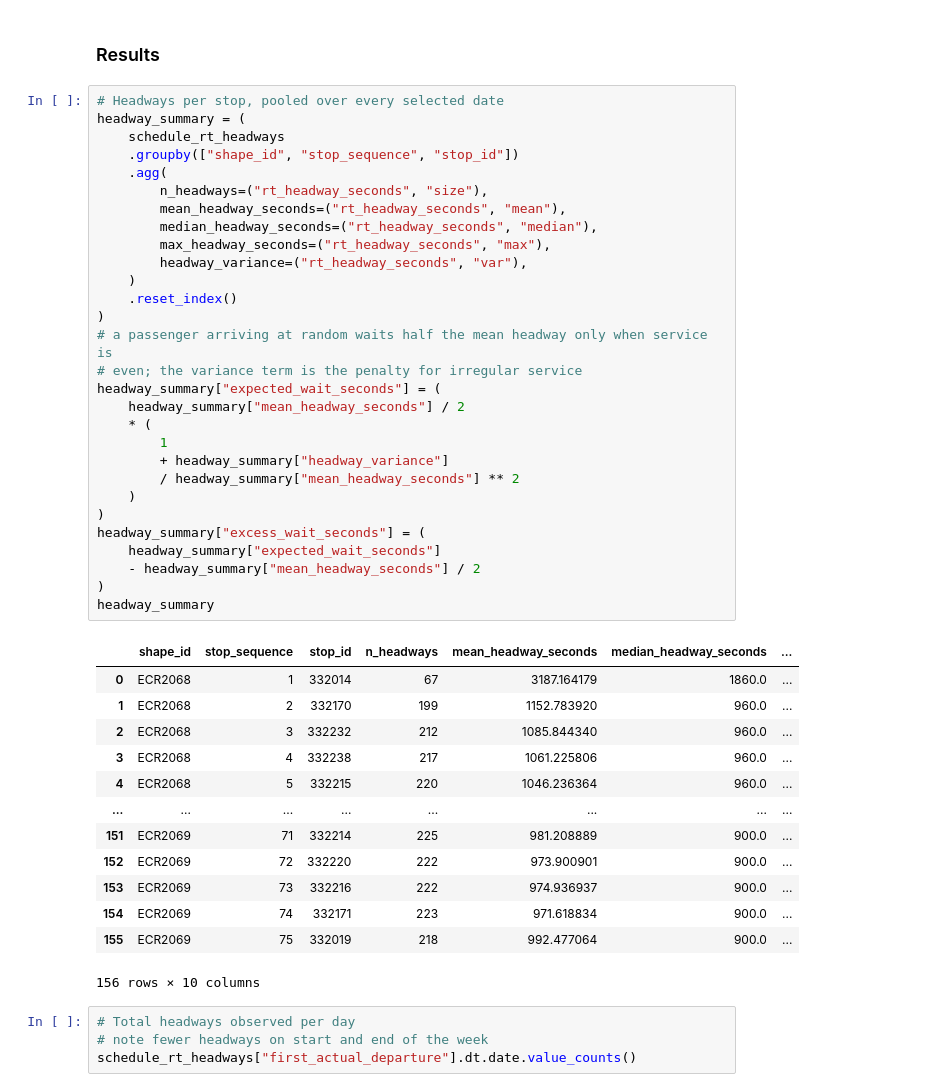
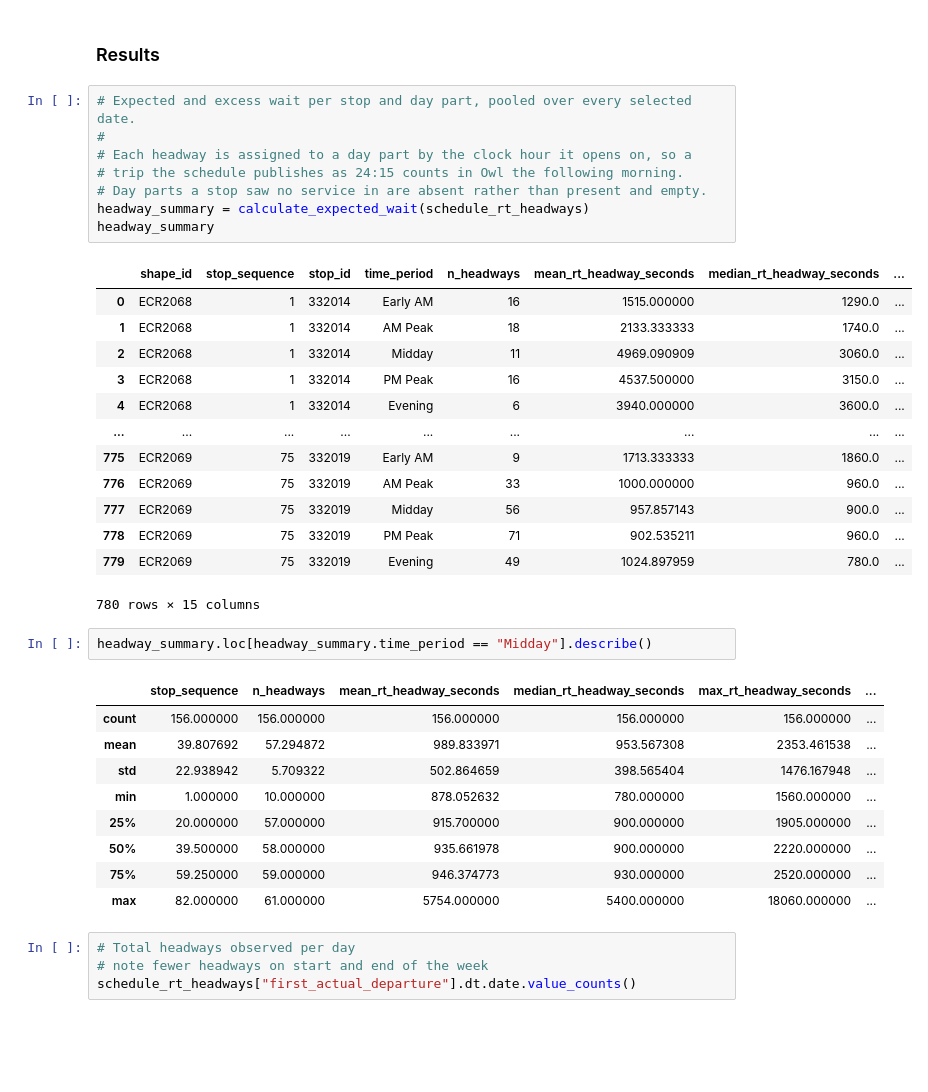
Before and after one commit to cal-itp/tsp-analysis, a Jupyter notebook: subtasks/other_metrics/headway_expected_wait.ipynb, the cells around one changed output. Saved outputs shown, nothing was run; the diff lists cells and outputs as text; blank space fills up the shorter version.

```diff
--- a/subtasks/other_metrics/headway_expected_wait.ipynb
+++ b/subtasks/other_metrics/headway_expected_wait.ipynb
@@ -138,48 +141,39 @@ Name: rt_headway_seconds, dtype: float64
 # %% [markdown]
 ### Results
 # %%
-# Headways per stop, pooled over every selected date
-headway_summary = (
-    schedule_rt_headways
-    .groupby(["shape_id", "stop_sequence", "stop_id"])
-    .agg(
-        n_headways=("rt_headway_seconds", "size"),
-        mean_headway_seconds=("rt_headway_seconds", "mean"),
-        median_headway_seconds=("rt_headway_seconds", "median"),
-        max_headway_seconds=("rt_headway_seconds", "max"),
-        headway_variance=("rt_headway_seconds", "var"),
-    )
-    .reset_index()
-)
-# a passenger arriving at random waits half the mean headway only when service is
-# even; the variance term is the penalty for irregular service
-headway_summary["expected_wait_seconds"] = (
-    headway_summary["mean_headway_seconds"] / 2
-    * (
-        1
-        + headway_summary["headway_variance"]
-        / headway_summary["mean_headway_seconds"] ** 2
-    )
-)
-headway_summary["excess_wait_seconds"] = (
-    headway_summary["expected_wait_seconds"]
-    - headway_summary["mean_headway_seconds"] / 2
-)
+# Expected and excess wait per stop and day part, pooled over every selected date.
+#
+# Each headway is assigned to a day part by the clock hour it opens on, so a
+# trip the schedule publishes as 24:15 counts in Owl the following morning.
+# Day parts a stop saw no service in are absent rather than present and empty.
+headway_summary = calculate_expected_wait(schedule_rt_headways)
 headway_summary
 # %% [output]
-|  | shape_id | stop_sequence | stop_id | n_headways | mean_headway_seconds | median_headway_seconds | ... |
-| 0 | ECR2068 | 1 | 332014 | 67 | 3187.164179 | 1860.0 | ... |
-| 1 | ECR2068 | 2 | 332170 | 199 | 1152.783920 | 960.0 | ... |
-| 2 | ECR2068 | 3 | 332232 | 212 | 1085.844340 | 960.0 | ... |
-| 3 | ECR2068 | 4 | 332238 | 217 | 1061.225806 | 960.0 | ... |
-| 4 | ECR2068 | 5 | 332215 | 220 | 1046.236364 | 960.0 | ... |
-| ... | ... | ... | ... | ... | ... | ... | ... |
-| 151 | ECR2069 | 71 | 332214 | 225 | 981.208889 | 900.0 | ... |
-| 152 | ECR2069 | 72 | 332220 | 222 | 973.900901 | 900.0 | ... |
-| 153 | ECR2069 | 73 | 332216 | 222 | 974.936937 | 900.0 | ... |
-| 154 | ECR2069 | 74 | 332171 | 223 | 971.618834 | 900.0 | ... |
-| 155 | ECR2069 | 75 | 332019 | 218 | 992.477064 | 900.0 | ... |
+|  | shape_id | stop_sequence | stop_id | time_period | n_headways | mean_rt_headway_seconds | median_rt_headway_seconds | ... |
+| 0 | ECR2068 | 1 | 332014 | Early AM | 16 | 1515.000000 | 1290.0 | ... |
+| 1 | ECR2068 | 1 | 332014 | AM Peak | 18 | 2133.333333 | 1740.0 | ... |
+| 2 | ECR2068 | 1 | 332014 | Midday | 11 | 4969.090909 | 3060.0 | ... |
+| 3 | ECR2068 | 1 | 332014 | PM Peak | 16 | 4537.500000 | 3150.0 | ... |
+| 4 | ECR2068 | 1 | 332014 | Evening | 6 | 3940.000000 | 3600.0 | ... |
+| ... | ... | ... | ... | ... | ... | ... | ... | ... |
+| 775 | ECR2069 | 75 | 332019 | Early AM | 9 | 1713.333333 | 1860.0 | ... |
+| 776 | ECR2069 | 75 | 332019 | AM Peak | 33 | 1000.000000 | 960.0 | ... |
+| 777 | ECR2069 | 75 | 332019 | Midday | 56 | 957.857143 | 900.0 | ... |
+| 778 | ECR2069 | 75 | 332019 | PM Peak | 71 | 902.535211 | 960.0 | ... |
+| 779 | ECR2069 | 75 | 332019 | Evening | 49 | 1024.897959 | 780.0 | ... |
-156 rows × 10 columns
+780 rows × 15 columns
+# %%
+headway_summary.loc[headway_summary.time_period == "Midday"].describe()
+# %% [output]
+|  | stop_sequence | n_headways | mean_rt_headway_seconds | median_rt_headway_seconds | max_rt_headway_seconds | ... |
+| count | 156.000000 | 156.000000 | 156.000000 | 156.000000 | 156.000000 | ... |
+| mean | 39.807692 | 57.294872 | 989.833971 | 953.567308 | 2353.461538 | ... |
+| std | 22.938942 | 5.709322 | 502.864659 | 398.565404 | 1476.167948 | ... |
+| min | 1.000000 | 10.000000 | 878.052632 | 780.000000 | 1560.000000 | ... |
+| 25% | 20.000000 | 57.000000 | 915.700000 | 900.000000 | 1905.000000 | ... |
+| 50% | 39.500000 | 58.000000 | 935.661978 | 900.000000 | 2220.000000 | ... |
+| 75% | 59.250000 | 59.000000 | 946.374773 | 930.000000 | 2520.000000 | ... |
+| max | 82.000000 | 61.000000 | 5754.000000 | 5400.000000 | 18060.000000 | ... |
 # %%
 # Total headways observed per day
 # note fewer headways on start and end of the week
```
Also changed, not shown: parts of 3 cells of this notebook, 3 other files.
